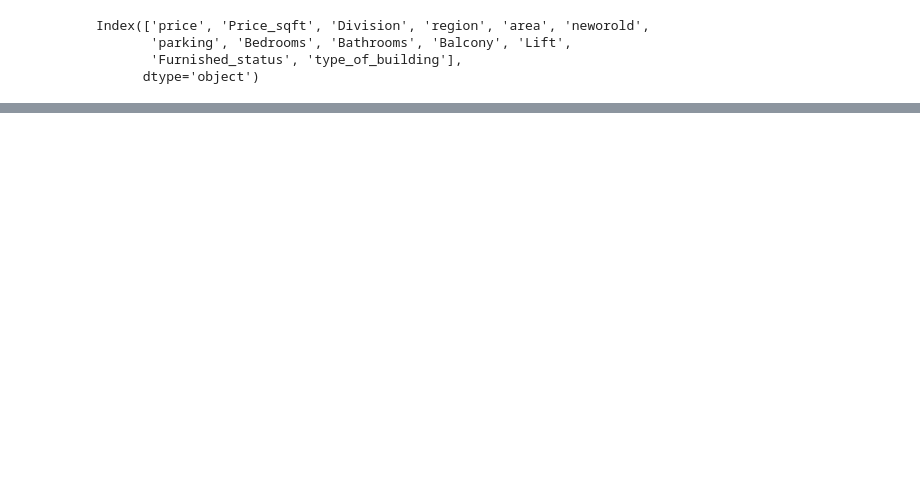
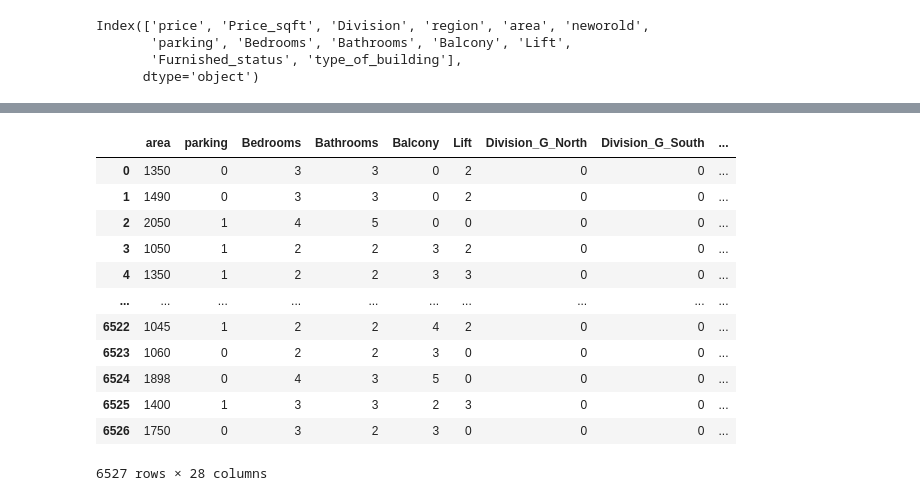
Before and after one commit to Karthik5412/House-Price-Prediction-Model, a Jupyter notebook: model_training.ipynb, the cells around one changed output, grey strips where cells are left out. Saved outputs shown, nothing was run; the diff lists cells and outputs as text; code cells hidden in the pictures; blank space fills up the shorter version.

```diff
--- a/model_training.ipynb
+++ b/model_training.ipynb
@@ -218,0 +217,18 @@ x_one_encode
+# %%
+y = x_one_encode[['price', 'Price_sqft']]
+x_one_encode = x_one_encode.drop(columns=['price', 'Price_sqft'])
+x_one_encode
+# %% [output]
+|  | area | parking | Bedrooms | Bathrooms | Balcony | Lift | Division_G_North | Division_G_South | ... |
+| 0 | 1350 | 0 | 3 | 3 | 0 | 2 | 0 | 0 | ... |
+| 1 | 1490 | 0 | 3 | 3 | 0 | 2 | 0 | 0 | ... |
+| 2 | 2050 | 1 | 4 | 5 | 0 | 0 | 0 | 0 | ... |
+| 3 | 1050 | 1 | 2 | 2 | 3 | 2 | 0 | 0 | ... |
+| 4 | 1350 | 1 | 2 | 2 | 3 | 3 | 0 | 0 | ... |
+| ... | ... | ... | ... | ... | ... | ... | ... | ... | ... |
+| 6522 | 1045 | 1 | 2 | 2 | 4 | 2 | 0 | 0 | ... |
+| 6523 | 1060 | 0 | 2 | 2 | 3 | 0 | 0 | 0 | ... |
+| 6524 | 1898 | 0 | 4 | 3 | 5 | 0 | 0 | 0 | ... |
+| 6525 | 1400 | 1 | 3 | 3 | 2 | 3 | 0 | 0 | ... |
+| 6526 | 1750 | 0 | 3 | 2 | 3 | 0 | 0 | 0 | ... |
+6527 rows × 28 columns
```
Also changed, not shown: parts of 14 cells of this notebook, 1 other file.
